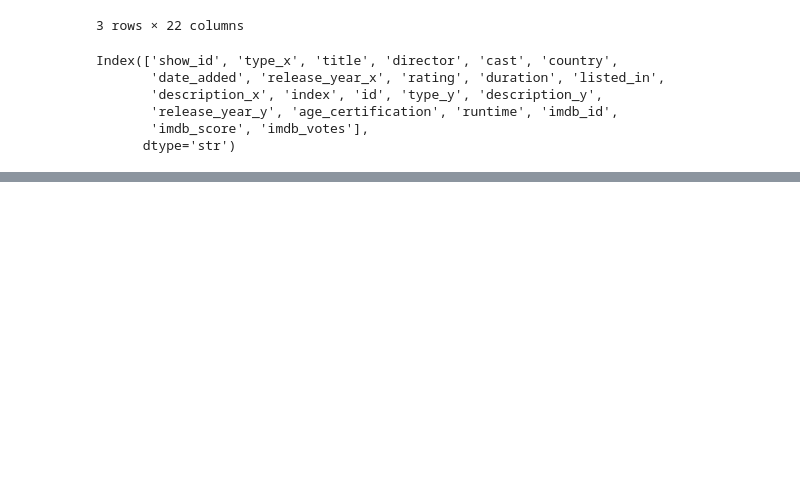
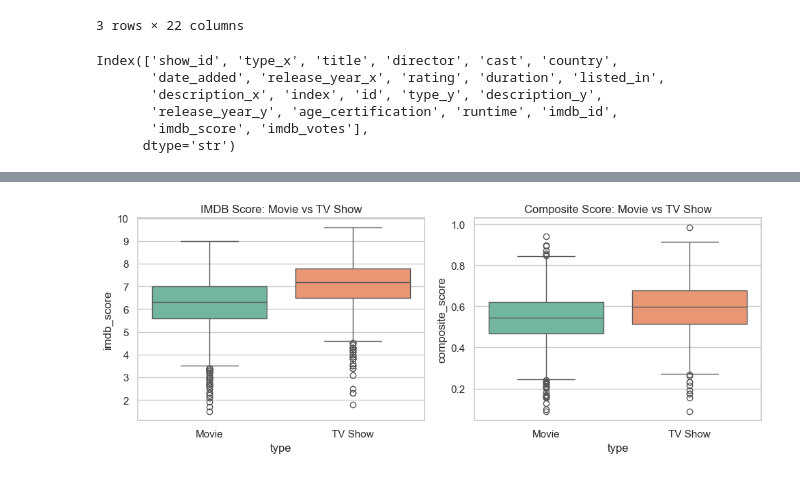
Before and after one commit to elif-aksy/netflix-success-prediction-dsa210termproject, a Jupyter notebook: notebooks/eda.ipynb, the cells around one changed output, grey strips where cells are left out. Cells and saved outputs as stored; diff of their text form; code cells hidden in the pictures; blank space fills up the shorter version.

```diff
--- a/notebooks/eda.ipynb
+++ b/notebooks/eda.ipynb
@@ -111,0 +180,16 @@ print(df.shape)
+# %%
+#movie vs tv show distribution
+plt.figure(figsize=(10, 4))
+
+plt.subplot(1, 2, 1)
+sns.boxplot(data=df, x='type', y='imdb_score', hue='type', palette='Set2', legend=False)
+plt.title('IMDB Score: Movie vs TV Show')
+
+plt.subplot(1, 2, 2)
+sns.boxplot(data=df, x='type', y='composite_score', hue='type', palette='Set2', legend=False)
+plt.title('Composite Score: Movie vs TV Show')
+
+plt.tight_layout()
+plt.show()
+# %% [output]
+[figure, added]
```
Also changed, not shown: parts of 18 cells of this notebook.
